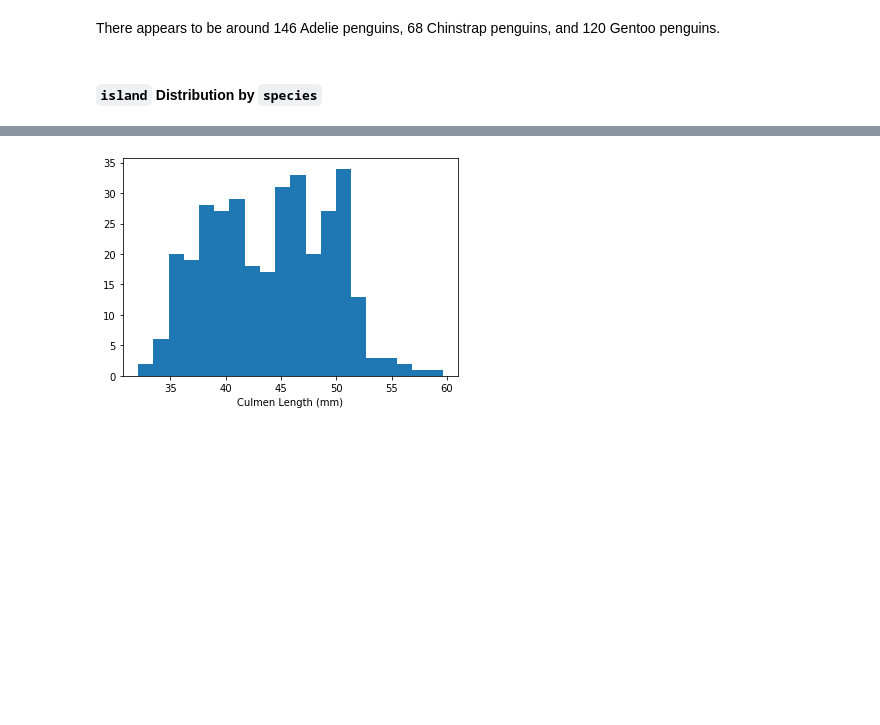
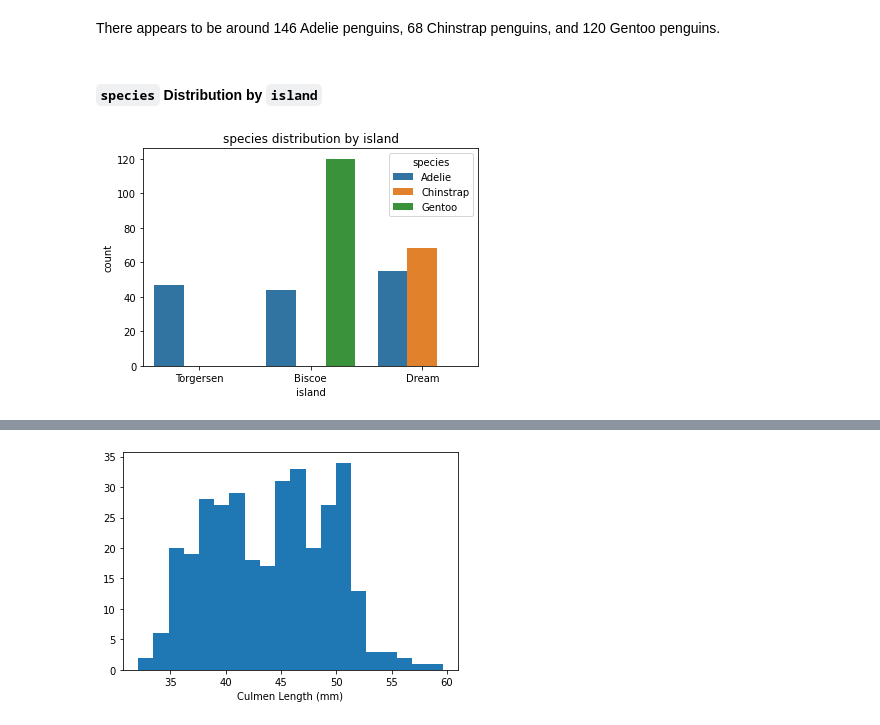
Before and after one commit to michaelhlavaty981/CSC630-Machine-Learning, a Jupyter notebook: Palmer_Penguins.ipynb, the cells around one changed output, grey strips where cells are left out. Saved outputs shown, nothing was run; the diff lists cells and outputs as text; code cells hidden in the pictures; blank space fills up the shorter version.

Commit message:
Analyzed sns.countplot() graphs

```diff
--- a/Palmer_Penguins.ipynb
+++ b/Palmer_Penguins.ipynb
@@ -109,8 +111,14 @@ plt.show()
 # %% [markdown]
 There appears to be around 146 Adelie penguins, 68 Chinstrap penguins, and 120 Gentoo penguins.
 # %% [markdown]
-#### `island` Distribution by `species`
+#### `species` Distribution by `island`
 # %%
 dream = [len(adelie[adelie.island=="Dream"]),len(chinstrap[chinstrap.island=="Dream"]),len(gentoo[gentoo.island=="Dream"]),]
 torgersen = [len(adelie[adelie.island=="Torgersen"]),len(chinstrap[chinstrap.island=="Torgersen"]),len(gentoo[gentoo.island=="Torgersen"]),]
 biscoe = [len(adelie[adelie.island=="Biscoe"]),len(chinstrap[chinstrap.island=="Biscoe"]),len(gentoo[gentoo.island=="Biscoe"]),]
+# %%
+sns.countplot(x='island', hue='species',data=data)
+plt.title("species distribution by island")
+plt.show()
+# %% [output]
+[figure, added]
```
Also changed, not shown: parts of 8 cells of this notebook.
